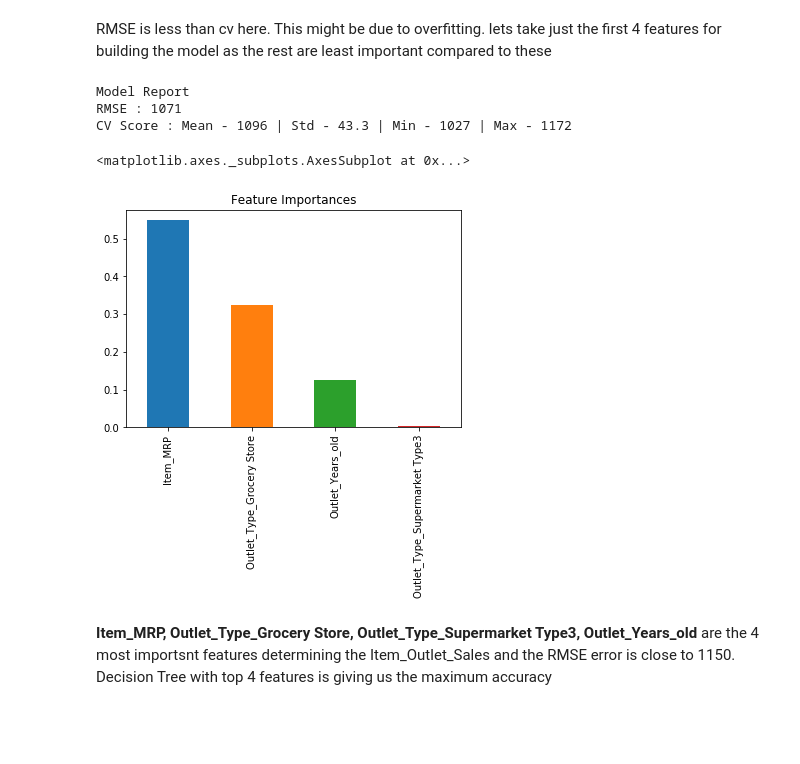
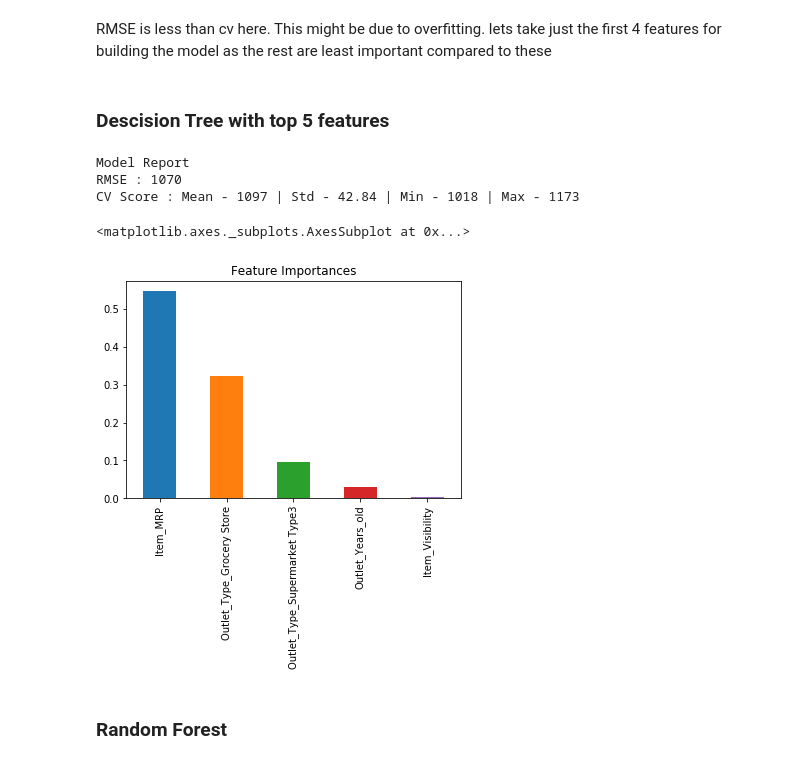
Before and after one commit to si-sa/Big-Mart-Sales-Prediction, a Jupyter notebook: Big Mart Sales Prediction.ipynb, the cells around one changed output. Saved outputs shown, nothing was run; the diff lists cells and outputs as text; code cells hidden in the pictures; blank space fills up the shorter version.

```diff
--- a/Big Mart Sales Prediction.ipynb
+++ b/Big Mart Sales Prediction.ipynb
@@ -409,10 +435,9 @@ def modelfit(alg, dtrain, dtest, predictors, target, IDcol, filename):
 
 from sklearn.linear_model import LinearRegression, Ridge, Lasso
 predictors = [x for x in train.columns if x not in [target]+IDcol]
-# print predictors
-alg1 = LinearRegression(normalize=True)
-modelfit(alg1, train, test, predictors, target, IDcol, 'alg1.csv')
-coef1 = pd.Series(alg1.coef_, predictors).sort_values()
+linear_regression = LinearRegression(normalize=True)
+modelfit(linear_regression, train, test, predictors, target, IDcol, 'linear_regression.csv')
+coef1 = pd.Series(linear_regression.coef_, predictors).sort_values()
 coef1.plot(kind='bar', title='Model Coefficients', figsize=(15, 10))
 # %% [output]
 Model Report
@@ -451,20 +482,22 @@ CV Score : Mean - 1091 | Std - 45.39 | Min - 1010 | Max - 1183
 # %% [markdown]
 RMSE is less than cv here. This might be due to overfitting. lets take just the first 4 features for building the model as the rest are least important compared to these
+# %% [markdown]
+### Descision Tree with top 5 features
 # %%
-# decision tree with top 4 features
-predictors = ['Item_MRP','Outlet_Type_Grocery Store','Outlet_Type_Supermarket Type3','Outlet_Years_old']
-decision_tree_top4 = DecisionTreeRegressor(max_depth=8, min_samples_leaf=150)
-modelfit(decision_tree_top4, train, test, predictors, target, IDcol, 'decision_tree_top4.csv')
-coef4 = pd.Series(decision_tree_top4.feature_importances_, predictors).sort_values(ascending=False)
+# decision tree with top 5 features
+predictors = ['Item_MRP','Outlet_Type_Grocery Store','Item_Visibility','Outlet_Years_old', 'Outlet_Type_Supermarket Type3']
+decision_tree_top5 = DecisionTreeRegressor(max_depth=8, min_samples_leaf=150)
+modelfit(decision_tree_top5, train, test, predictors, target, IDcol, 'decision_tree_top5.csv')
+coef4 = pd.Series(decision_tree_top5.feature_importances_, predictors).sort_values(ascending=False)
 coef4.plot(kind='bar', title='Feature Importances')
 # %% [output]
 Model Report
-RMSE : 1071
-CV Score : Mean - 1096 | Std - 43.3 | Min - 1027 | Max - 1172
+RMSE : 1070
+CV Score : Mean - 1097 | Std - 42.84 | Min - 1018 | Max - 1173
 <matplotlib.axes._subplots.AxesSubplot at 0x...>
-[figure, old version]
+[figure, new version]
-# %% [markdown]
-<b>Item_MRP, Outlet_Type_Grocery Store, Outlet_Type_Supermarket Type3, Outlet_Years_old</b> are the 4 most importsnt features determining the Item_Outlet_Sales and the RMSE error is close to 1150. Decision Tree with top 4 features is giving us the maximum accuracy
+# %% [markdown]
+### Random Forest
 # %%
 from sklearn.ensemble import RandomForestRegressor
 predictors = [x for x in train.columns if x not in [target]+IDcol]
```
Also changed, not shown: parts of 17 cells of this notebook.
